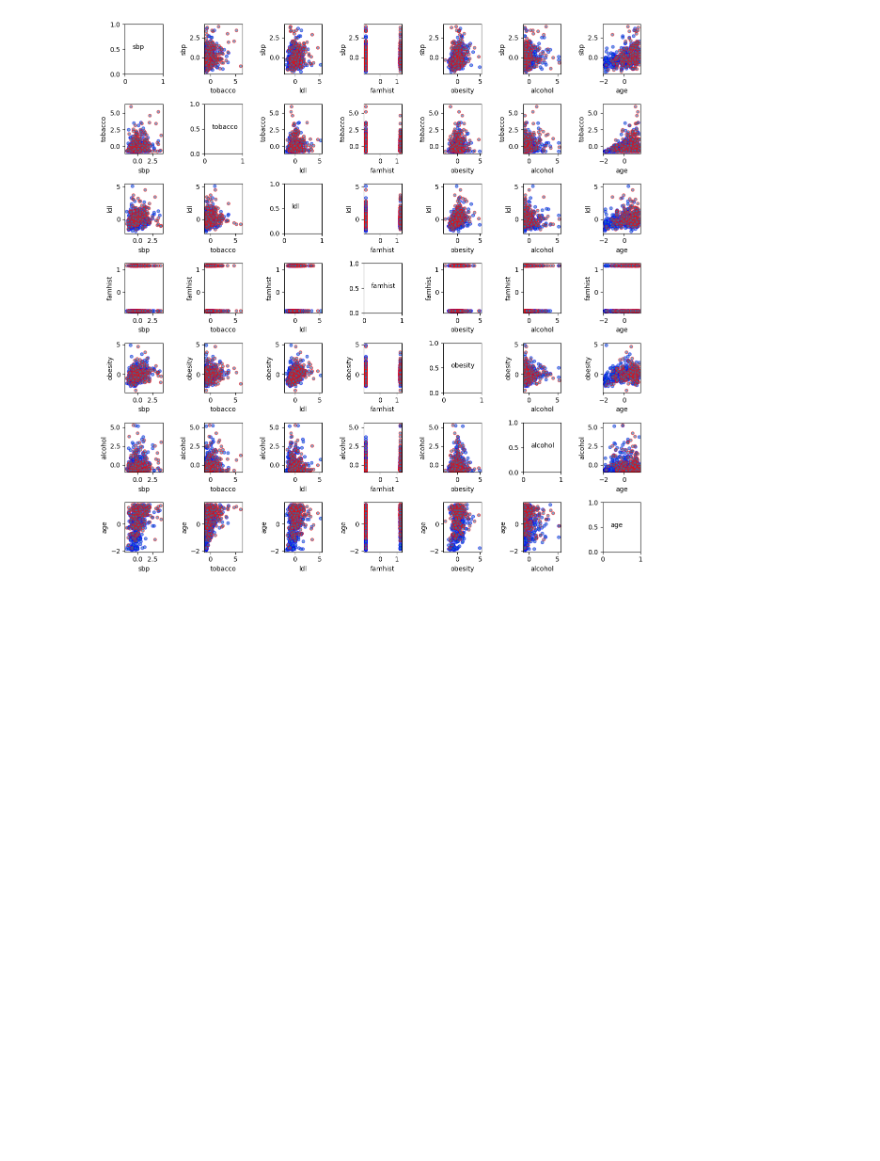
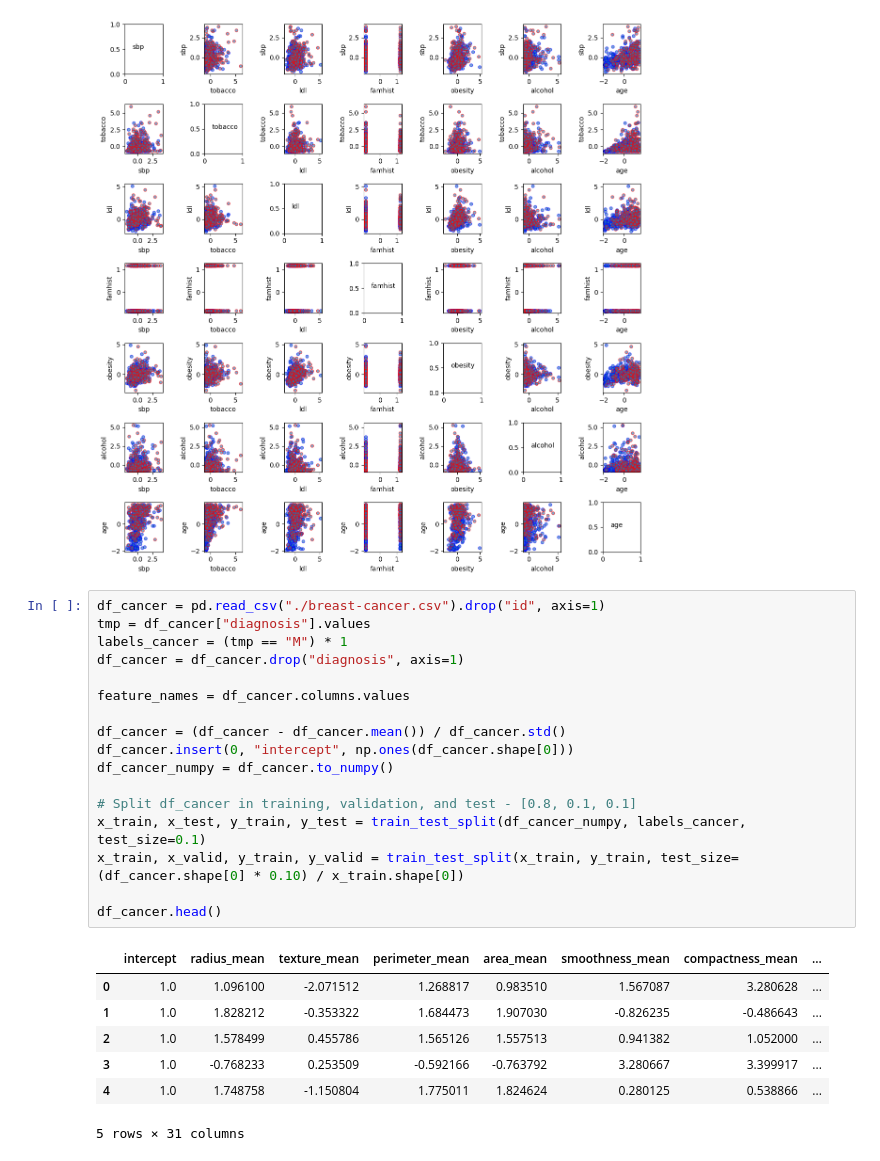
Before and after one commit to Ali-Ghuman/FrequentistML, a Jupyter notebook: LogisticRegression/notebook.ipynb, the cells around one changed output. Cells and saved outputs as stored; diff of their text form; blank space fills up the shorter version.

```diff
--- a/LogisticRegression/notebook.ipynb
+++ b/LogisticRegression/notebook.ipynb
@@ -182,3 +182,28 @@ def compile_scatters(data):
 compile_scatters(data)
 # %% [output]
 [figure]
+# %%
+df_cancer = pd.read_csv("./breast-cancer.csv").drop("id", axis=1)
+tmp = df_cancer["diagnosis"].values
+labels_cancer = (tmp == "M") * 1
+df_cancer = df_cancer.drop("diagnosis", axis=1)
+
+feature_names = df_cancer.columns.values
+
+df_cancer = (df_cancer - df_cancer.mean()) / df_cancer.std()
+df_cancer.insert(0, "intercept", np.ones(df_cancer.shape[0]))
+df_cancer_numpy = df_cancer.to_numpy()
+
+# Split df_cancer in training, validation, and test - [0.8, 0.1, 0.1]
+x_train, x_test, y_train, y_test = train_test_split(df_cancer_numpy, labels_cancer, test_size=0.1)
+x_train, x_valid, y_train, y_valid = train_test_split(x_train, y_train, test_size=(df_cancer.shape[0] * 0.10) / x_train.shape[0])
+
+df_cancer.head()
+# %% [output]
+|  | intercept | radius_mean | texture_mean | perimeter_mean | area_mean | smoothness_mean | compactness_mean | ... |
+| 0 | 1.0 | 1.096100 | -2.071512 | 1.268817 | 0.983510 | 1.567087 | 3.280628 | ... |
+| 1 | 1.0 | 1.828212 | -0.353322 | 1.684473 | 1.907030 | -0.826235 | -0.486643 | ... |
+| 2 | 1.0 | 1.578499 | 0.455786 | 1.565126 | 1.557513 | 0.941382 | 1.052000 | ... |
+| 3 | 1.0 | -0.768233 | 0.253509 | -0.592166 | -0.763792 | 3.280667 | 3.399917 | ... |
+| 4 | 1.0 | 1.748758 | -1.150804 | 1.775011 | 1.824624 | 0.280125 | 0.538866 | ... |
+5 rows × 31 columns
```
Also changed, not shown: parts of 5 cells of this notebook, 1 other file.
